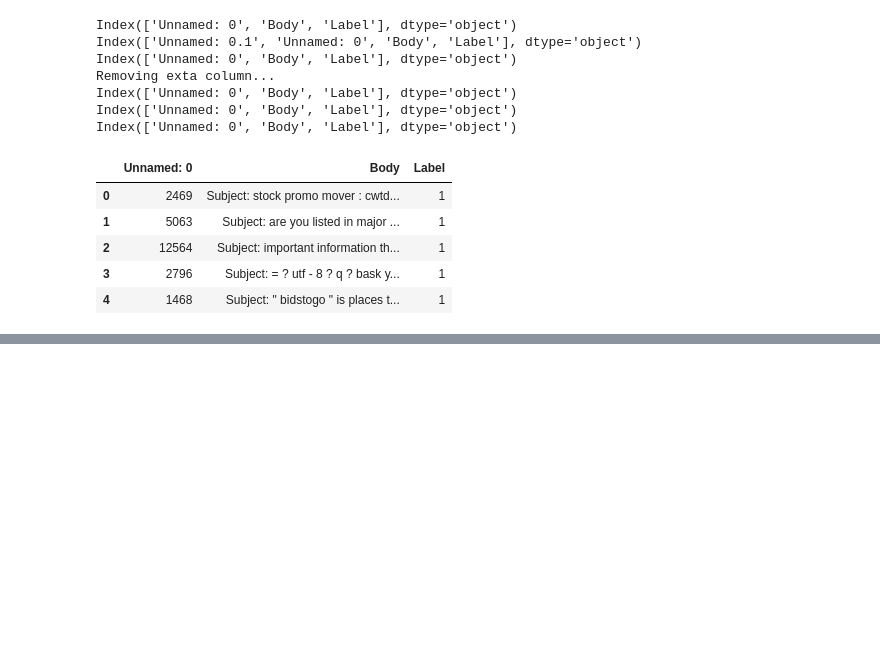
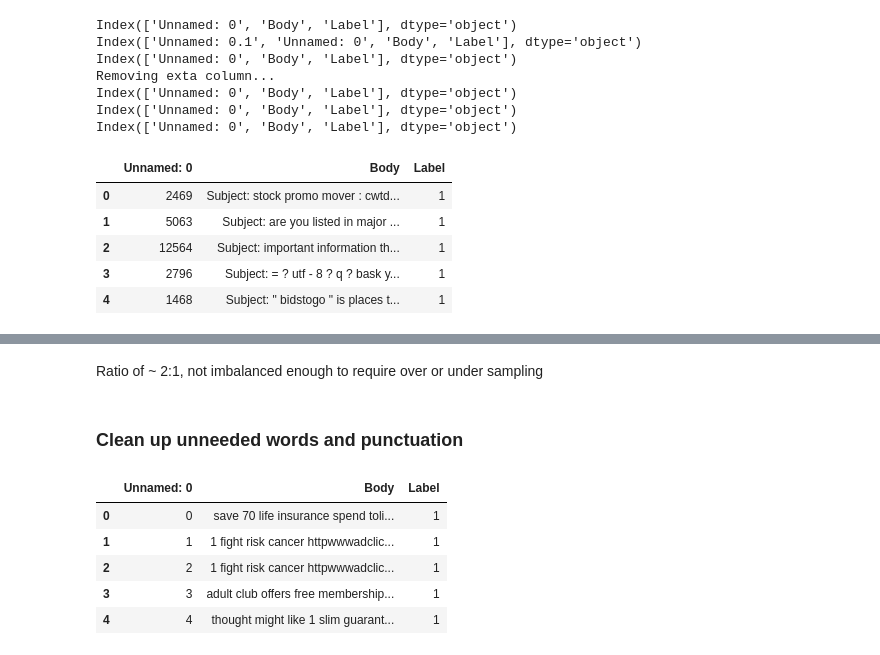
Before and after one commit to PopsicleMud/spam_detection, a Jupyter notebook: spam_detection.ipynb, the cells around one changed output, grey strips where cells are left out. Saved outputs shown, nothing was run; the diff lists cells and outputs as text; code cells hidden in the pictures; blank space fills up the shorter version.

```diff
--- a/spam_detection.ipynb
+++ b/spam_detection.ipynb
@@ -88,0 +97,51 @@ Index(['Unnamed: 0', 'Body', 'Label'], dtype='object')
+# %% [markdown]
+Ratio of ~ 2:1, not imbalanced enough to require over or under sampling
+# %% [markdown]
+### Clean up unneeded words and punctuation
+# %%
+# remove blanks
+df_sa = df_sa.dropna()
+
+#  remove the word "Subject" from every email
+
+df_sa['Body'] = df_sa['Body'].str.replace('Subject', '')
+
+# remove punctuation
+punctuations_list = string.punctuation
+def remove_punctuations(text):
+    temp = str.maketrans('', '', punctuations_list)
+    return text.translate(temp)
+
+df_sa['Body']= df_sa['Body'].apply(lambda x: remove_punctuations(x))
+
+# remove "stopwords"
+def remove_stopwords(text):
+	stop_words = stopwords.words('english')
+
+	imp_words = []
+
+	# Storing the important words
+	for word in str(text).split():
+		word = word.lower()
+
+		if word not in stop_words:
+			imp_words.append(word)
+
+	output = " ".join(imp_words)
+
+	return output
+
+
+df_sa['Body'] = df_sa['Body'].apply(lambda text: remove_stopwords(text))
+df_sa.head()
+
+
+# check cleanup results
+df_sa.head()
+# %% [output]
+|  | Unnamed: 0 | Body | Label |
+| 0 | 0 | save 70 life insurance spend toli... | 1 |
+| 1 | 1 | 1 fight risk cancer httpwwwadclic... | 1 |
+| 2 | 2 | 1 fight risk cancer httpwwwadclic... | 1 |
+| 3 | 3 | adult club offers free membership... | 1 |
+| 4 | 4 | thought might like 1 slim guarant... | 1 |
```
Also changed, not shown: parts of 15 cells of this notebook.
